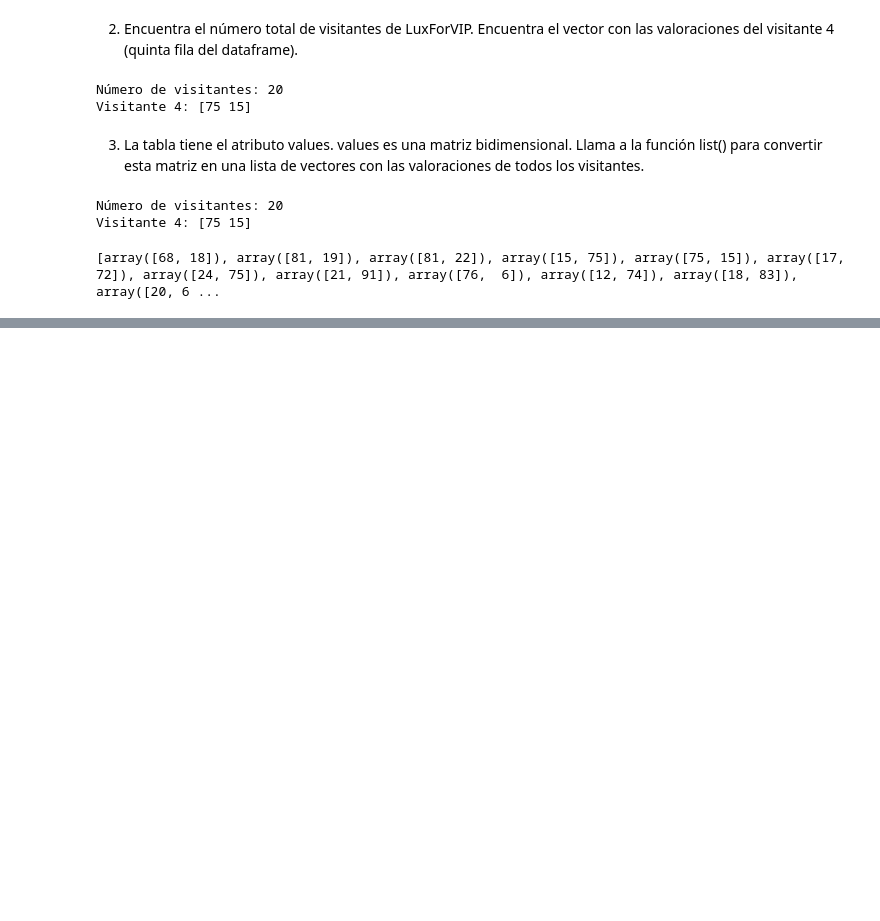
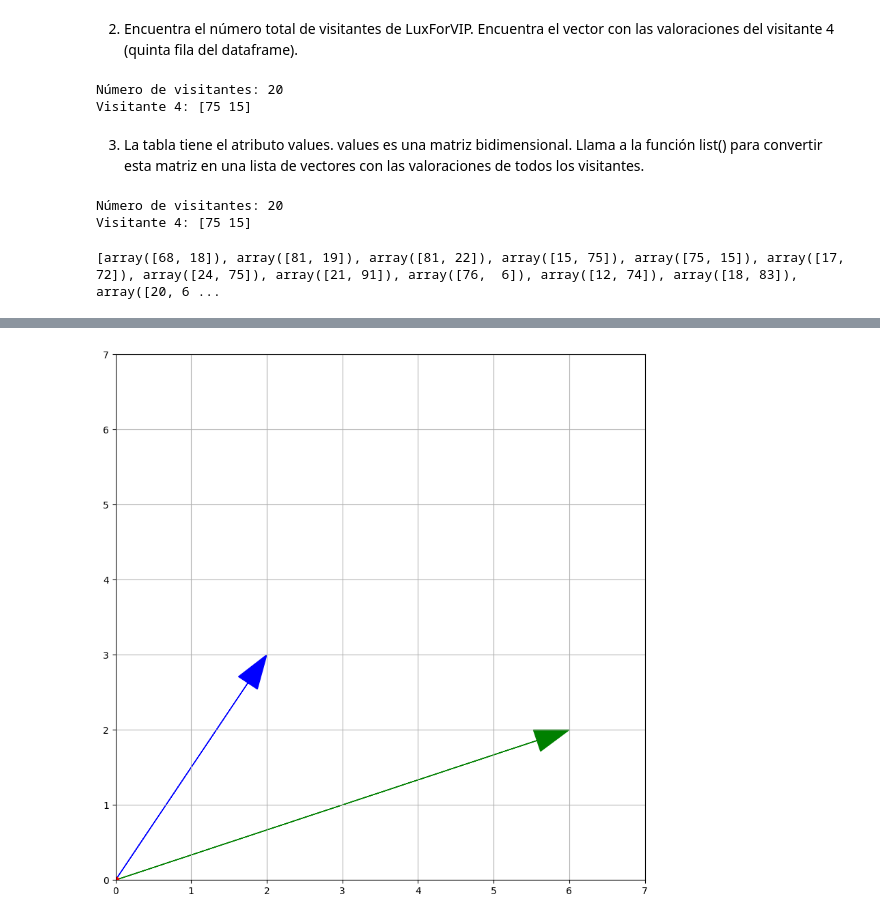
Before and after one commit to carloscarranza2486/tripleten-data-science, a Jupyter notebook: sprint-14-lineal-algebra/ejercicios_s14.ipynb, the cells around one changed output, grey strips where cells are left out. Cells and saved outputs as stored; diff of their text form; code cells hidden in the pictures; blank space fills up the shorter version.

```diff
--- a/sprint-14-lineal-algebra/ejercicios_s14.ipynb
+++ b/sprint-14-lineal-algebra/ejercicios_s14.ipynb
@@ -126,0 +142,29 @@ print(vector_list)
+# %%
+vector1 = np.array([2, 3])
+vector2 = np.array([6, 2])
+
+plt.figure(figsize=(10, 10))
+plt.axis([0, 7, 0, 7])
+plt.arrow(
+    0,
+    0,
+    vector1[0],
+    vector1[1],
+    head_width=0.3,
+    length_includes_head="True",
+    color='b',
+)
+plt.arrow(
+    0,
+    0,
+    vector2[0],
+    vector2[1],
+    head_width=0.3,
+    length_includes_head="True",
+    color='g',
+)
+plt.plot(0, 0, 'ro')
+plt.grid(True)
+plt.show()
+# %% [output]
+[figure, added]
```
Also changed, not shown: parts of 39 cells of this notebook, 2 other files.
